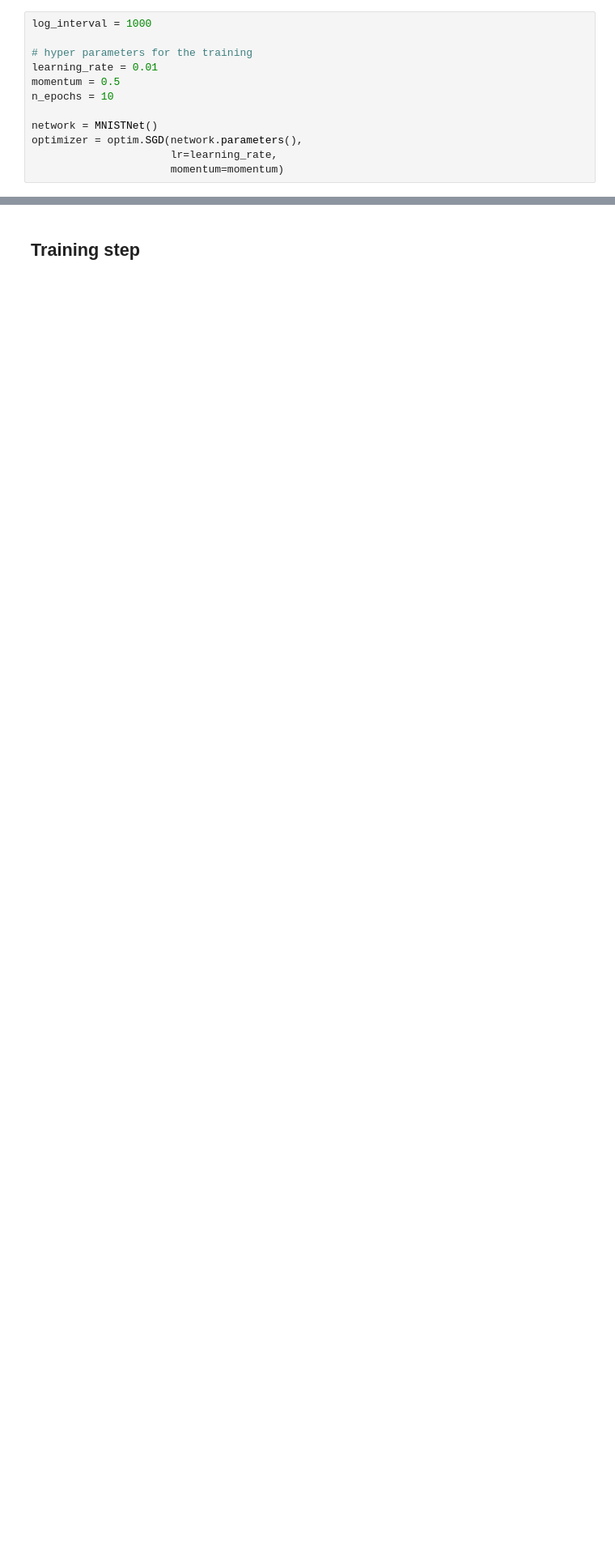
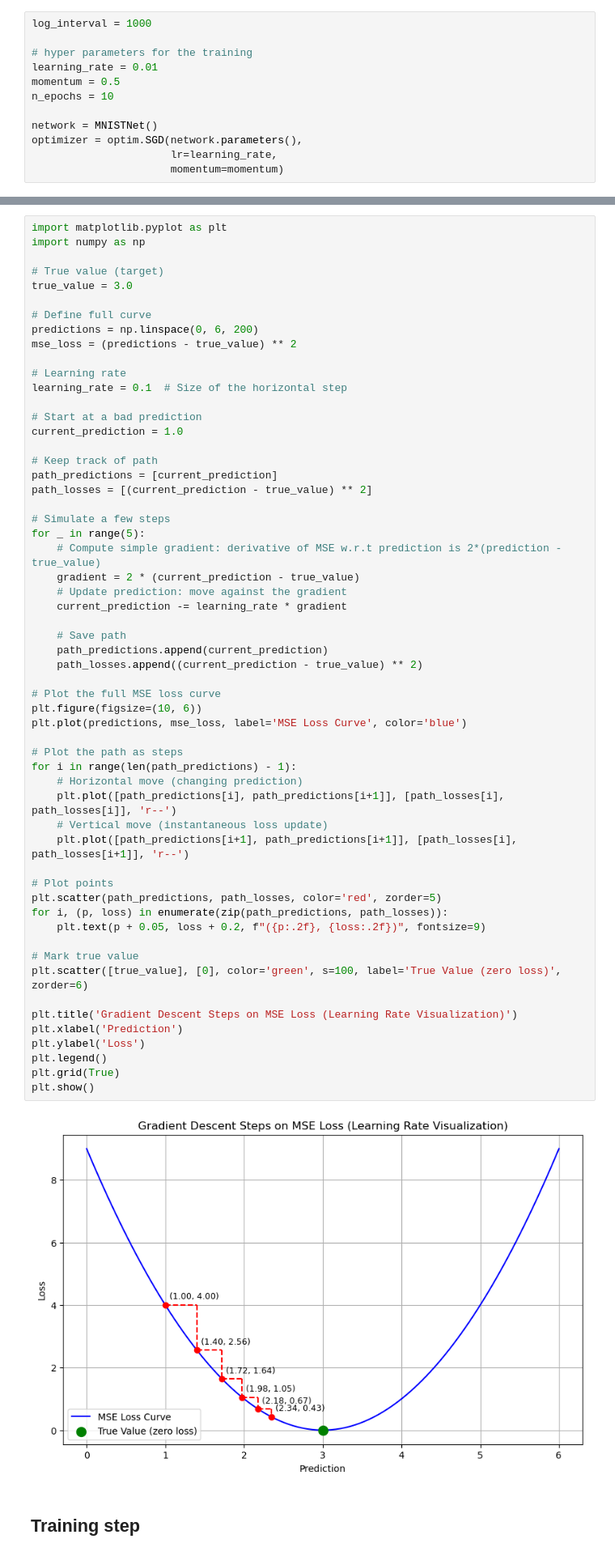
Before and after one commit to DimitriPlotnikov/deeplearning-notebook, a Jupyter notebook: 01.mnist/01.mnist.ipynb, the cells around one changed output, grey strips where cells are left out. Shown at 81% size. Drawn from its saved outputs; the diff is of its cells as text; blank space fills up the shorter version.

```diff
--- a/01.mnist/01.mnist.ipynb
+++ b/01.mnist/01.mnist.ipynb
@@ -358,3 +361,62 @@ This setup is essential for training the Net model, with SGD optimizing the weig
+# %%
+import matplotlib.pyplot as plt
+import numpy as np
+
+# True value (target)
+true_value = 3.0
+
+# Define full curve
+predictions = np.linspace(0, 6, 200)
+mse_loss = (predictions - true_value) ** 2
+
+# Learning rate
+learning_rate = 0.1  # Size of the horizontal step
+
+# Start at a bad prediction
+current_prediction = 1.0
+
+# Keep track of path
+path_predictions = [current_prediction]
+path_losses = [(current_prediction - true_value) ** 2]
+
+# Simulate a few steps
+for _ in range(5):
+    # Compute simple gradient: derivative of MSE w.r.t prediction is 2*(prediction - true_value)
+    gradient = 2 * (current_prediction - true_value)
+    # Update prediction: move against the gradient
+    current_prediction -= learning_rate * gradient
+
+    # Save path
+    path_predictions.append(current_prediction)
+    path_losses.append((current_prediction - true_value) ** 2)
+
+# Plot the full MSE loss curve
+plt.figure(figsize=(10, 6))
+plt.plot(predictions, mse_loss, label='MSE Loss Curve', color='blue')
+
+# Plot the path as steps
+for i in range(len(path_predictions) - 1):
+    # Horizontal move (changing prediction)
+    plt.plot([path_predictions[i], path_predictions[i+1]], [path_losses[i], path_losses[i]], 'r--')
+    # Vertical move (instantaneous loss update)
+    plt.plot([path_predictions[i+1], path_predictions[i+1]], [path_losses[i], path_losses[i+1]], 'r--')
+
+# Plot points
+plt.scatter(path_predictions, path_losses, color='red', zorder=5)
+for i, (p, loss) in enumerate(zip(path_predictions, path_losses)):
+    plt.text(p + 0.05, loss + 0.2, f"({p:.2f}, {loss:.2f})", fontsize=9)
+
+# Mark true value
+plt.scatter([true_value], [0], color='green', s=100, label='True Value (zero loss)', zorder=6)
+
+plt.title('Gradient Descent Steps on MSE Loss (Learning Rate Visualization)')
+plt.xlabel('Prediction')
+plt.ylabel('Loss')
+plt.legend()
+plt.grid(True)
+plt.show()
+# %% [output]
+[figure, added]
 # %% [markdown]
 ## Training step
 # %%
```
Also changed, not shown: parts of 12 cells of this notebook.
